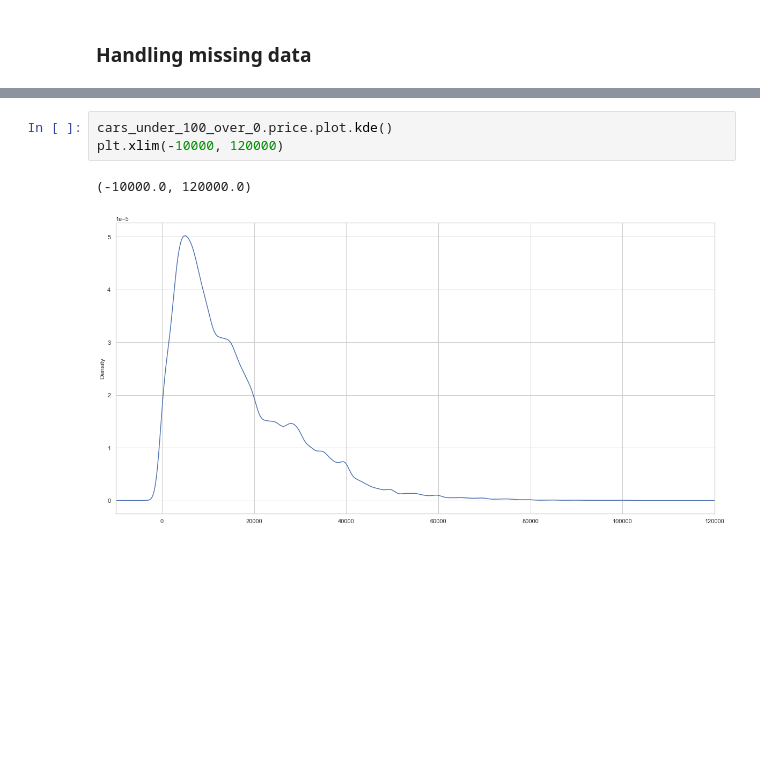
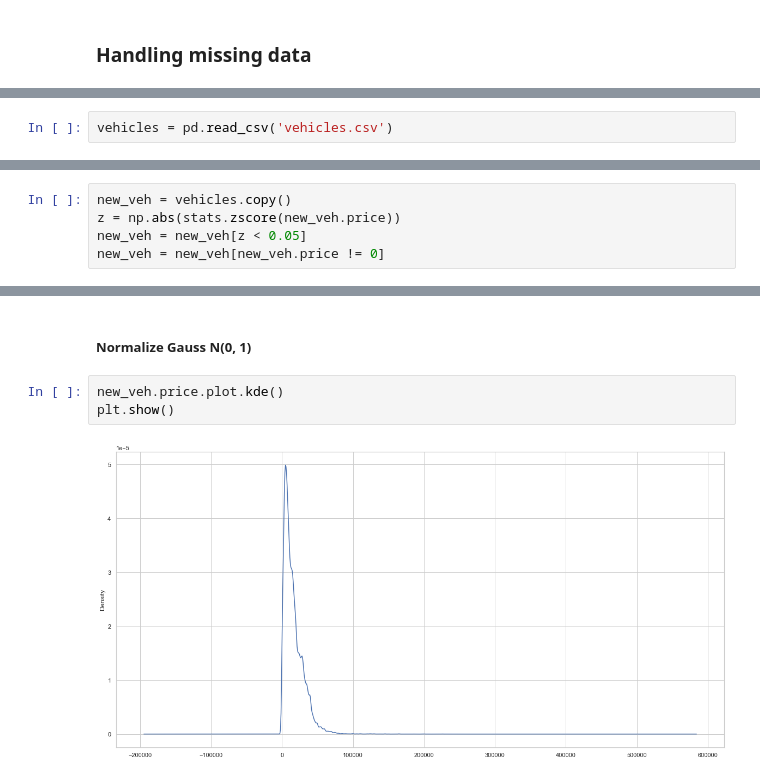
Before and after one commit to ulmii/machine-learning, a Jupyter notebook: data_processing.ipynb, the cells around one changed output, grey strips where cells are left out. Drawn from its saved outputs; the diff is of its cells as text; blank space fills up the shorter version.

Commit message:
Scale, normalize, encode data

```diff
--- a/data_processing.ipynb
+++ b/data_processing.ipynb
@@ -607,0 +615,2 @@ new_cars.to_csv('cars.csv')
+# %%
+vehicles = pd.read_csv('vehicles.csv')
@@ -607,0 +805,5 @@ new_cars.to_csv('cars.csv')
+# %%
+new_veh = vehicles.copy()
+z = np.abs(stats.zscore(new_veh.price))
+new_veh = new_veh[z < 0.05]
+new_veh = new_veh[new_veh.price != 0]
@@ -608,6 +838,7 @@ new_cars.to_csv('cars.csv')
+# %% [markdown]
+##### Normalize Gauss N(0, 1)
 # %%
-cars_under_100_over_0.price.plot.kde()
-plt.xlim(-10000, 120000)
+new_veh.price.plot.kde()
+plt.show()
 # %% [output]
-(-10000.0, 120000.0)
-[figure, old version]
+[figure, new version]
```
Also changed, not shown: parts of 39 cells of this notebook.
